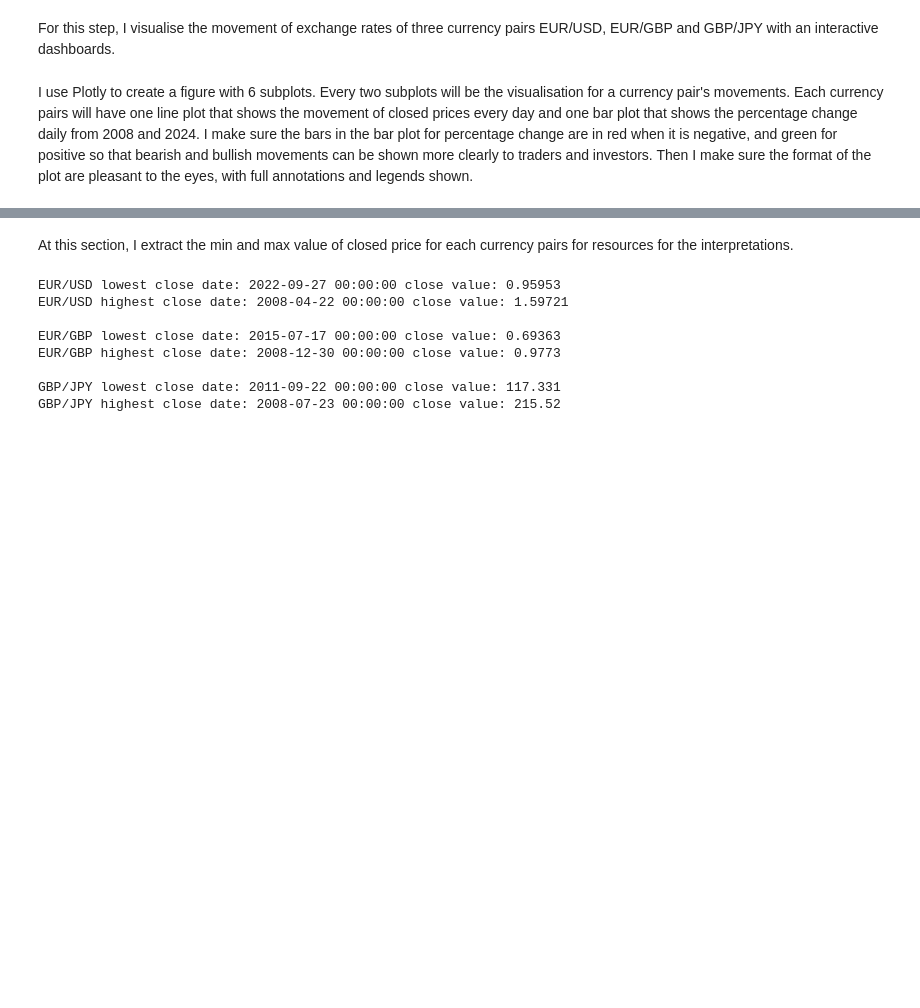
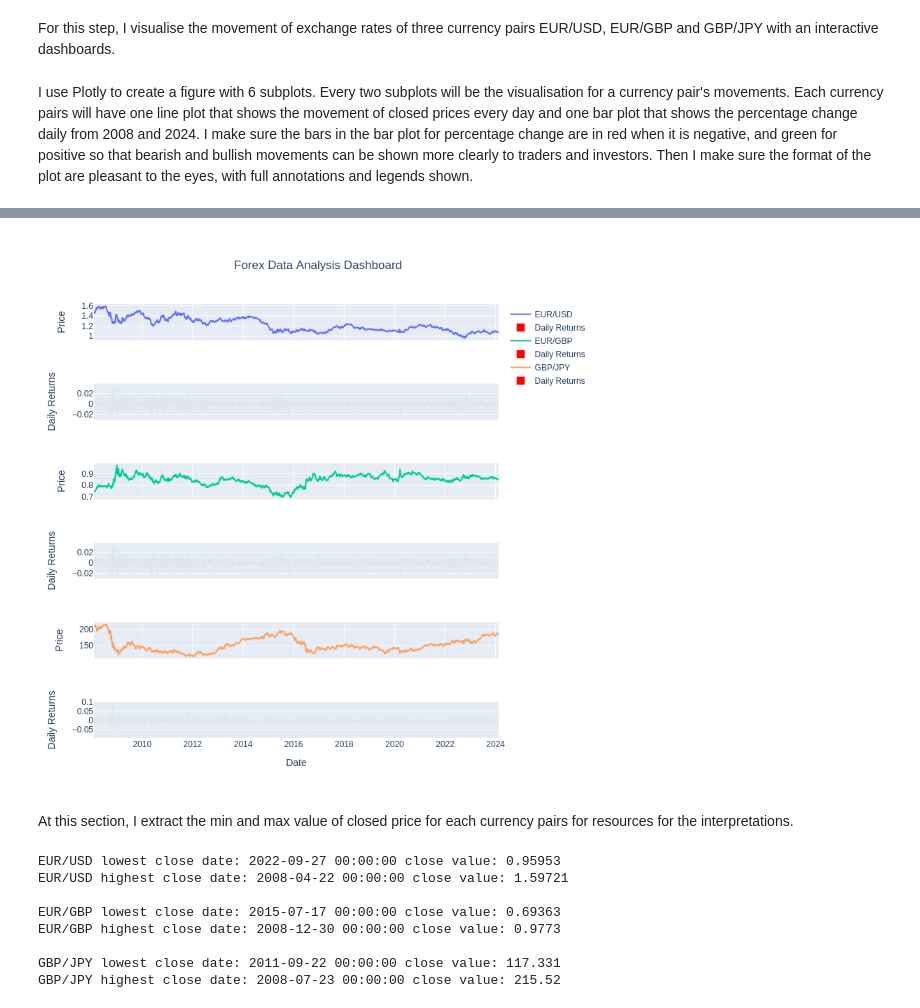
Before and after one commit to KevinDinh03/Forex_Analysis_Dashboard, a Jupyter notebook: Forex_Analysis_Dashboard.ipynb, the cells around one changed output, grey strips where cells are left out. Cells and saved outputs as stored; diff of their text form; code cells hidden in the pictures; blank space fills up the shorter version.

```diff
--- a/Forex_Analysis_Dashboard.ipynb
+++ b/Forex_Analysis_Dashboard.ipynb
@@ -169,3 +172,9 @@ fig.show()
+# %%
+from IPython.display import Image
+img= fig.to_image(format="png", width=800, height=800, scale=1)
+Image(img)
+# %% [output]
+[figure, added]
 # %% [markdown]
 At this section, I extract the min and max value of closed price for each currency pairs for resources for the interpretations.
 # %%
```
Also changed, not shown: parts of 3 cells of this notebook.
